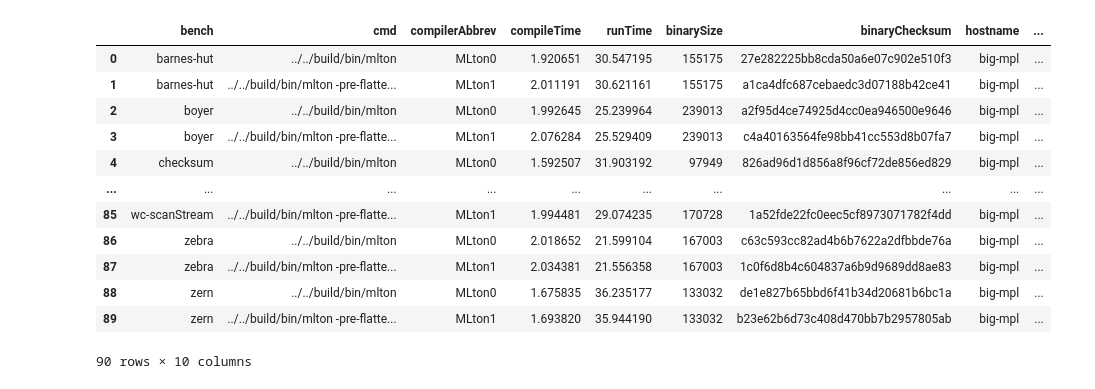
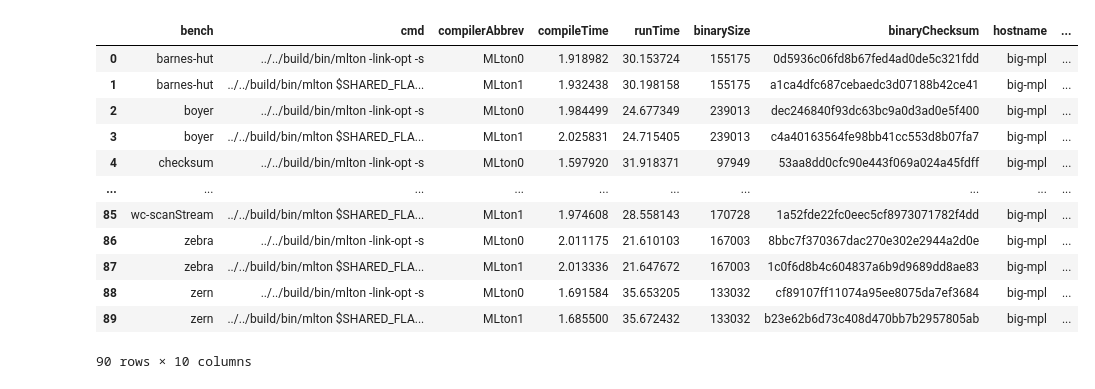
Before and after one commit to pscollins/mpl-opt-writeup, a Jupyter notebook: analysis/scratch.ipynb, the cells around one changed output. Drawn from its saved outputs; the diff is of its cells as text; code cells hidden in the pictures.

```diff
--- a/analysis/scratch.ipynb
+++ b/analysis/scratch.ipynb
@@ -1,30 +1,30 @@
 # %%
 import pandas as pd
 import os
 
 DATA_ROOT = 'data'
-TEST_FILE = 'init_test:big-mpl:28aded6fc:20260718_202857.jsonl'
+TEST_FILE = 'fix_filenames:big-mpl:f3db2b83a:20260719_012333.jsonl'
 
 def load_df(fname):
     df = pd.read_json(os.path.join(DATA_ROOT, fname), lines=True)
     df.set_index('bench')
     return df
 
 df = load_df(TEST_FILE)
 df
 # %% [output]
 |  | bench | cmd | compilerAbbrev | compileTime | runTime | binarySize | binaryChecksum | hostname | ... |
-| 0 | barnes-hut | ../../build/bin/mlton | MLton0 | 1.920651 | 30.547195 | 155175 | 27e282225bb8cda50a6e07c902e510f3 | big-mpl | ... |
-| 1 | barnes-hut | ../../build/bin/mlton -pre-flatte... | MLton1 | 2.011191 | 30.621161 | 155175 | a1ca4dfc687cebaedc3d07188b42ce41 | big-mpl | ... |
-| 2 | boyer | ../../build/bin/mlton | MLton0 | 1.992645 | 25.239964 | 239013 | a2f95d4ce74925d4cc0ea946500e9646 | big-mpl | ... |
-| 3 | boyer | ../../build/bin/mlton -pre-flatte... | MLton1 | 2.076284 | 25.529409 | 239013 | c4a40163564fe98bb41cc553d8b07fa7 | big-mpl | ... |
-| 4 | checksum | ../../build/bin/mlton | MLton0 | 1.592507 | 31.903192 | 97949 | 826ad96d1d856a8f96cf72de856ed829 | big-mpl | ... |
+| 0 | barnes-hut | ../../build/bin/mlton -link-opt -s | MLton0 | 1.918982 | 30.153724 | 155175 | 0d5936c06fd8b67fed4ad0de5c321fdd | big-mpl | ... |
+| 1 | barnes-hut | ../../build/bin/mlton $SHARED_FLA... | MLton1 | 1.932438 | 30.198158 | 155175 | a1ca4dfc687cebaedc3d07188b42ce41 | big-mpl | ... |
+| 2 | boyer | ../../build/bin/mlton -link-opt -s | MLton0 | 1.984499 | 24.677349 | 239013 | dec246840f93dc63bc9a0d3ad0e5f400 | big-mpl | ... |
+| 3 | boyer | ../../build/bin/mlton $SHARED_FLA... | MLton1 | 2.025831 | 24.715405 | 239013 | c4a40163564fe98bb41cc553d8b07fa7 | big-mpl | ... |
+| 4 | checksum | ../../build/bin/mlton -link-opt -s | MLton0 | 1.597920 | 31.918371 | 97949 | 53aa8dd0cfc90e443f069a024a45fdff | big-mpl | ... |
 | ... | ... | ... | ... | ... | ... | ... | ... | ... | ... |
-| 85 | wc-scanStream | ../../build/bin/mlton -pre-flatte... | MLton1 | 1.994481 | 29.074235 | 170728 | 1a52fde22fc0eec5cf8973071782f4dd | big-mpl | ... |
-| 86 | zebra | ../../build/bin/mlton | MLton0 | 2.018652 | 21.599104 | 167003 | c63c593cc82ad4b6b7622a2dfbbde76a | big-mpl | ... |
-| 87 | zebra | ../../build/bin/mlton -pre-flatte... | MLton1 | 2.034381 | 21.556358 | 167003 | 1c0f6d8b4c604837a6b9d9689dd8ae83 | big-mpl | ... |
-| 88 | zern | ../../build/bin/mlton | MLton0 | 1.675835 | 36.235177 | 133032 | de1e827b65bbd6f41b34d20681b6bc1a | big-mpl | ... |
-| 89 | zern | ../../build/bin/mlton -pre-flatte... | MLton1 | 1.693820 | 35.944190 | 133032 | b23e62b6d73c408d470bb7b2957805ab | big-mpl | ... |
+| 85 | wc-scanStream | ../../build/bin/mlton $SHARED_FLA... | MLton1 | 1.974608 | 28.558143 | 170728 | 1a52fde22fc0eec5cf8973071782f4dd | big-mpl | ... |
+| 86 | zebra | ../../build/bin/mlton -link-opt -s | MLton0 | 2.011175 | 21.610103 | 167003 | 8bbc7f370367dac270e302e2944a2d0e | big-mpl | ... |
+| 87 | zebra | ../../build/bin/mlton $SHARED_FLA... | MLton1 | 2.013336 | 21.647672 | 167003 | 1c0f6d8b4c604837a6b9d9689dd8ae83 | big-mpl | ... |
+| 88 | zern | ../../build/bin/mlton -link-opt -s | MLton0 | 1.691584 | 35.653205 | 133032 | cf89107ff11074a95ee8075da7ef3684 | big-mpl | ... |
+| 89 | zern | ../../build/bin/mlton $SHARED_FLA... | MLton1 | 1.685500 | 35.672432 | 133032 | b23e62b6d73c408d470bb7b2957805ab | big-mpl | ... |
 90 rows × 10 columns
 # %%
 import matplotlib.pyplot as plt
```
Also changed, not shown: parts of 1 cell of this notebook, 3 other files.
